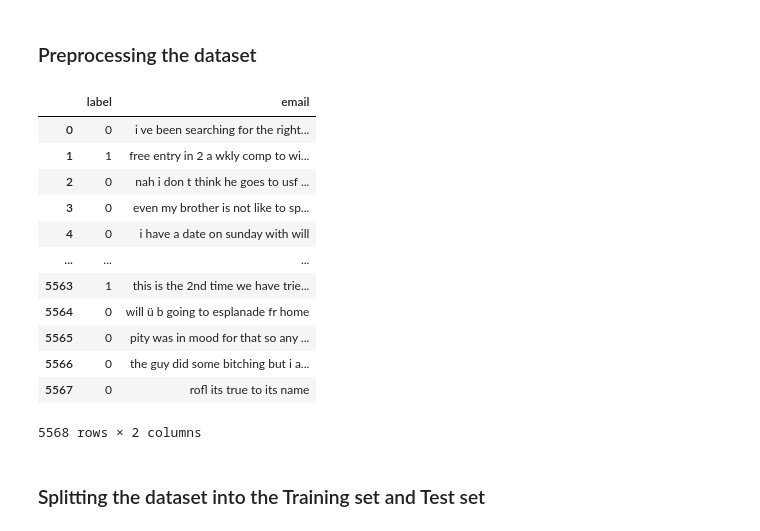
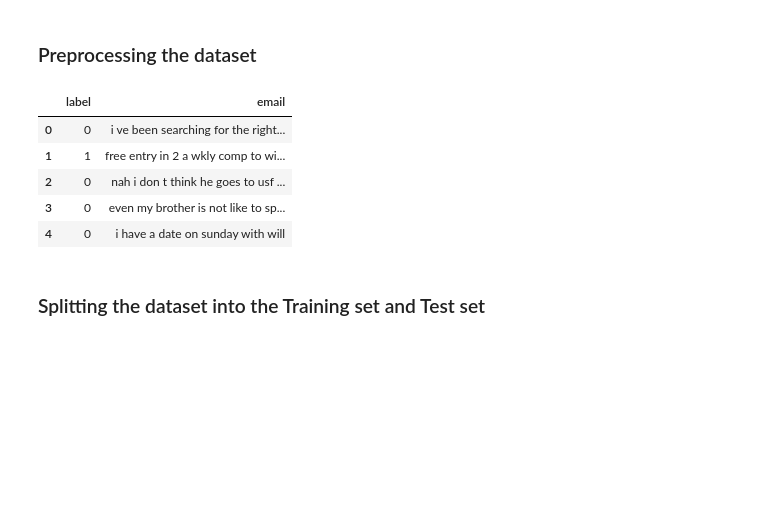
Before and after one commit to heritiana-aimsammi-sn2022/e2e-demo, a Jupyter notebook: notebooks/Spam-Classifier.ipynb, the cells around one changed output. Drawn from its saved outputs; the diff is of its cells as text; code cells hidden in the pictures; blank space fills up the shorter version.

```diff
--- a/notebooks/Spam-Classifier.ipynb
+++ b/notebooks/Spam-Classifier.ipynb
@@ -67,21 +67,14 @@ data["email"] = data["email"].apply(clean_text)
 # %%
 data["label"] = data["label"].map(lambda  i : 1 if i=="spam" else 0)
 # %%
-data
+data.head()
 # %% [output]
 |  | label | email |
 | 0 | 0 | i ve been searching for the right... |
 | 1 | 1 | free entry in 2 a wkly comp to wi... |
 | 2 | 0 | nah i don t think he goes to usf ... |
 | 3 | 0 | even my brother is not like to sp... |
 | 4 | 0 | i have a date on sunday with will |
-| ... | ... | ... |
-| 5563 | 1 | this is the 2nd time we have trie... |
-| 5564 | 0 | will ü b going to esplanade fr home |
-| 5565 | 0 | pity was in mood for that so any ... |
-| 5566 | 0 | the guy did some bitching but i a... |
-| 5567 | 0 | rofl its true to its name |
-5568 rows × 2 columns
 # %% [markdown]
 ### Splitting the dataset into the Training set and Test set
 # %%
```
Also changed, not shown: parts of 4 cells of this notebook.
